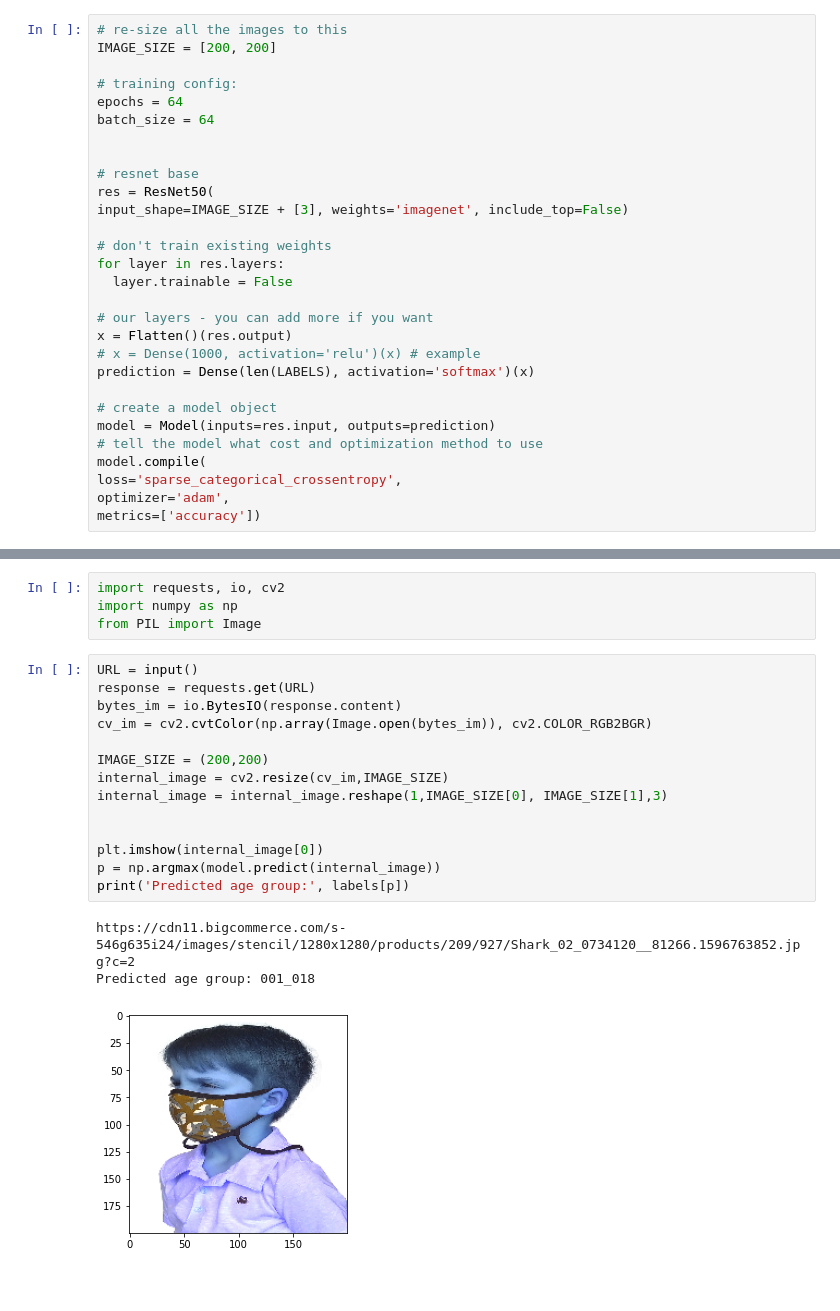
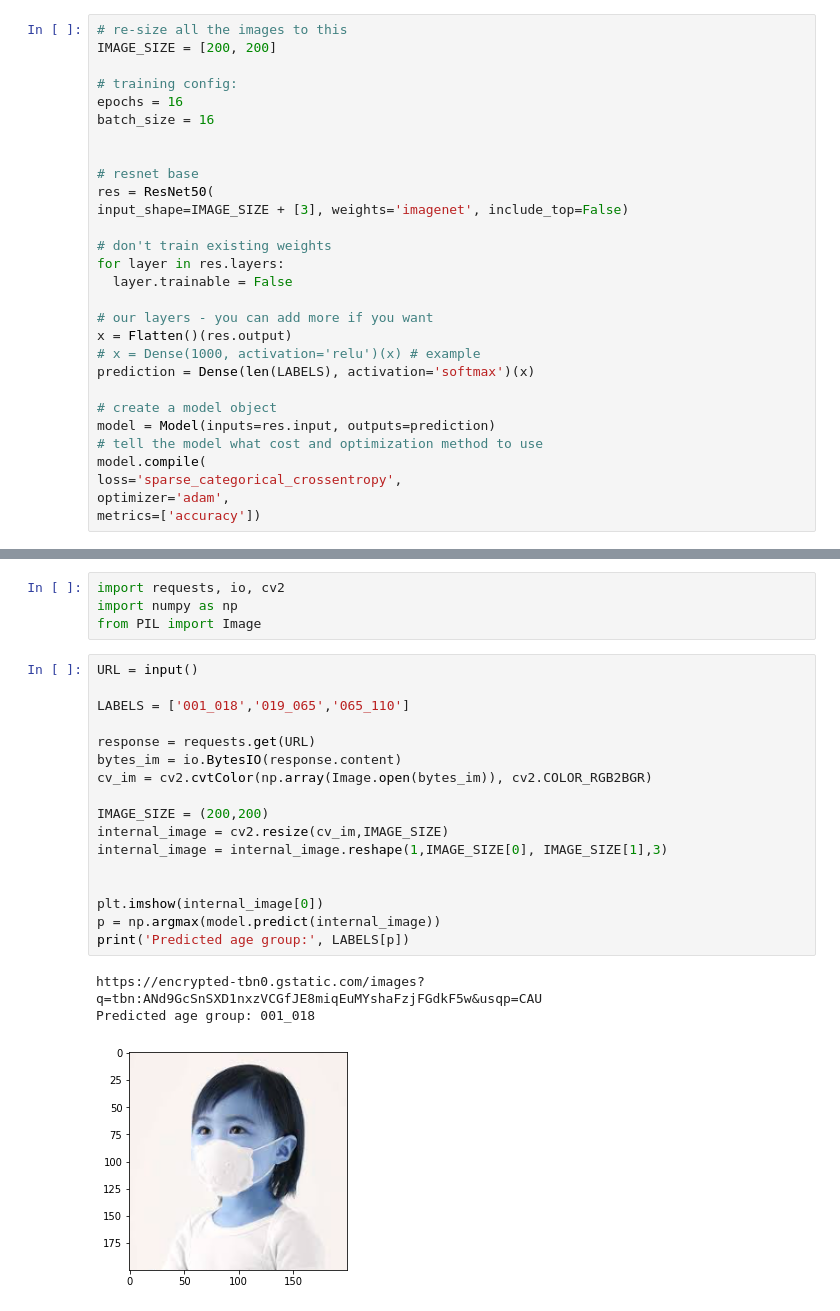
Before and after one commit to Somertonman/hackathon, a Jupyter notebook: age_group_prediction.ipynb, the cells around one changed output, grey strips where cells are left out. Cells and saved outputs as stored; diff of their text form; blank space fills up the shorter version.

```diff
--- a/age_group_prediction.ipynb
+++ b/age_group_prediction.ipynb
@@ -168,8 +184,8 @@ display(im)
 IMAGE_SIZE = [200, 200]
 
 # training config:
-epochs = 64
-batch_size = 64
+epochs = 16
+batch_size = 16
 
 
 # resnet base
@@ -392,22 +412,25 @@ import numpy as np
 from PIL import Image
 # %%
 URL = input()
+
+LABELS = ['001_018','019_065','065_110']
+
 response = requests.get(URL)
 bytes_im = io.BytesIO(response.content)
 cv_im = cv2.cvtColor(np.array(Image.open(bytes_im)), cv2.COLOR_RGB2BGR)
 
 IMAGE_SIZE = (200,200)
 internal_image = cv2.resize(cv_im,IMAGE_SIZE)
 internal_image = internal_image.reshape(1,IMAGE_SIZE[0], IMAGE_SIZE[1],3)
 
 
 plt.imshow(internal_image[0])
 p = np.argmax(model.predict(internal_image))
-print('Predicted age group:', labels[p])
+print('Predicted age group:', LABELS[p])
 # %% [output]
-https://cdn11.bigcommerce.com/s-546g635i24/images/stencil/1280x1280/products/209/927/Shark_02_0734120__81266.1596763852.jpg?c=2
+https://encrypted-tbn0.gstatic.com/images?q=tbn:ANd9GcSnSXD1nxzVCGfJE8miqEuMYshaFzjFGdkF5w&usqp=CAU
 Predicted age group: 001_018
-[figure, old version]
+[figure, new version]
 # %%
 # model1 = tf.keras.models.load_model('/content/model_35_32_79.h5')
 # p = np.argmax(model1.predict(internal_image))
```
Also changed, not shown: parts of 16 cells of this notebook.
